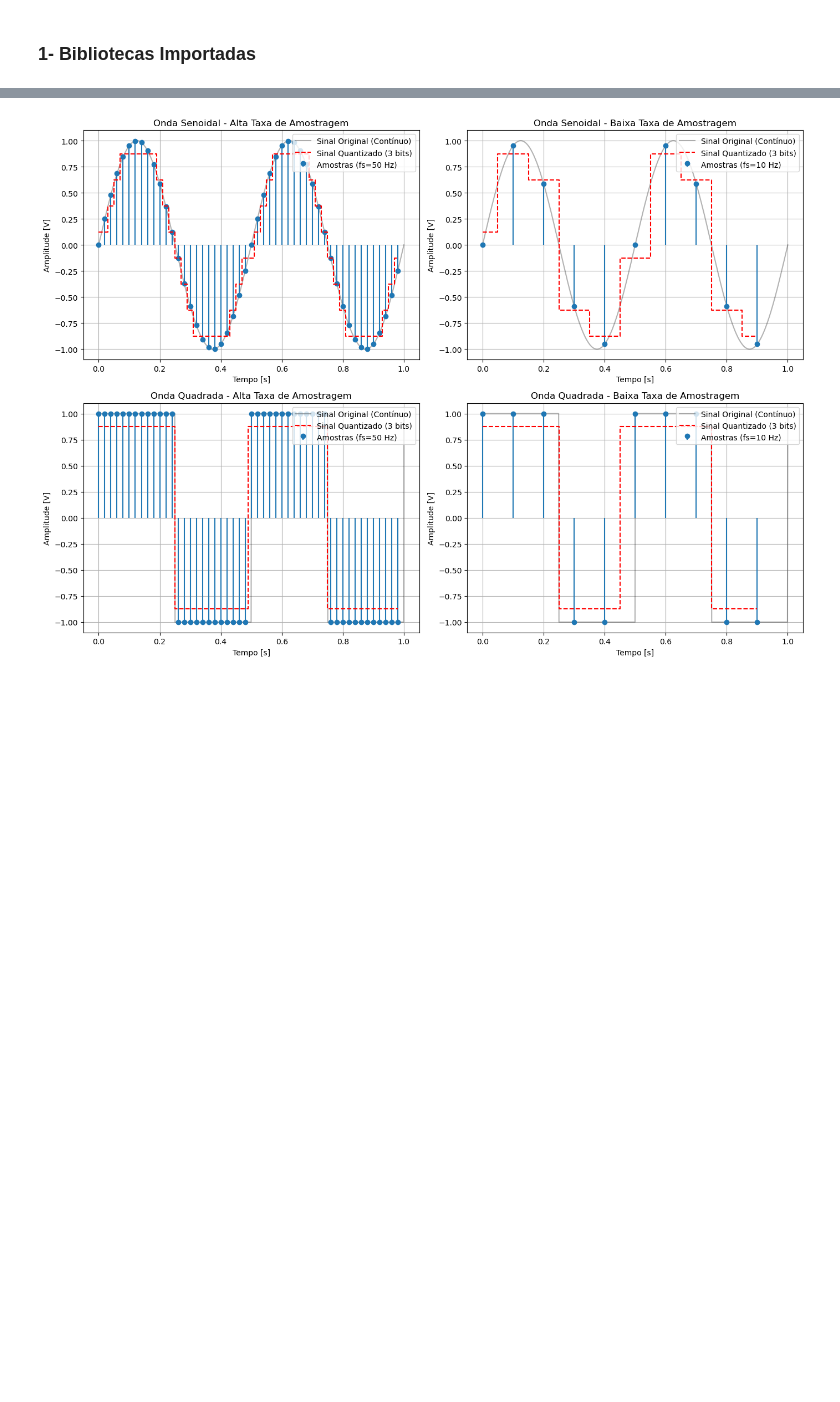
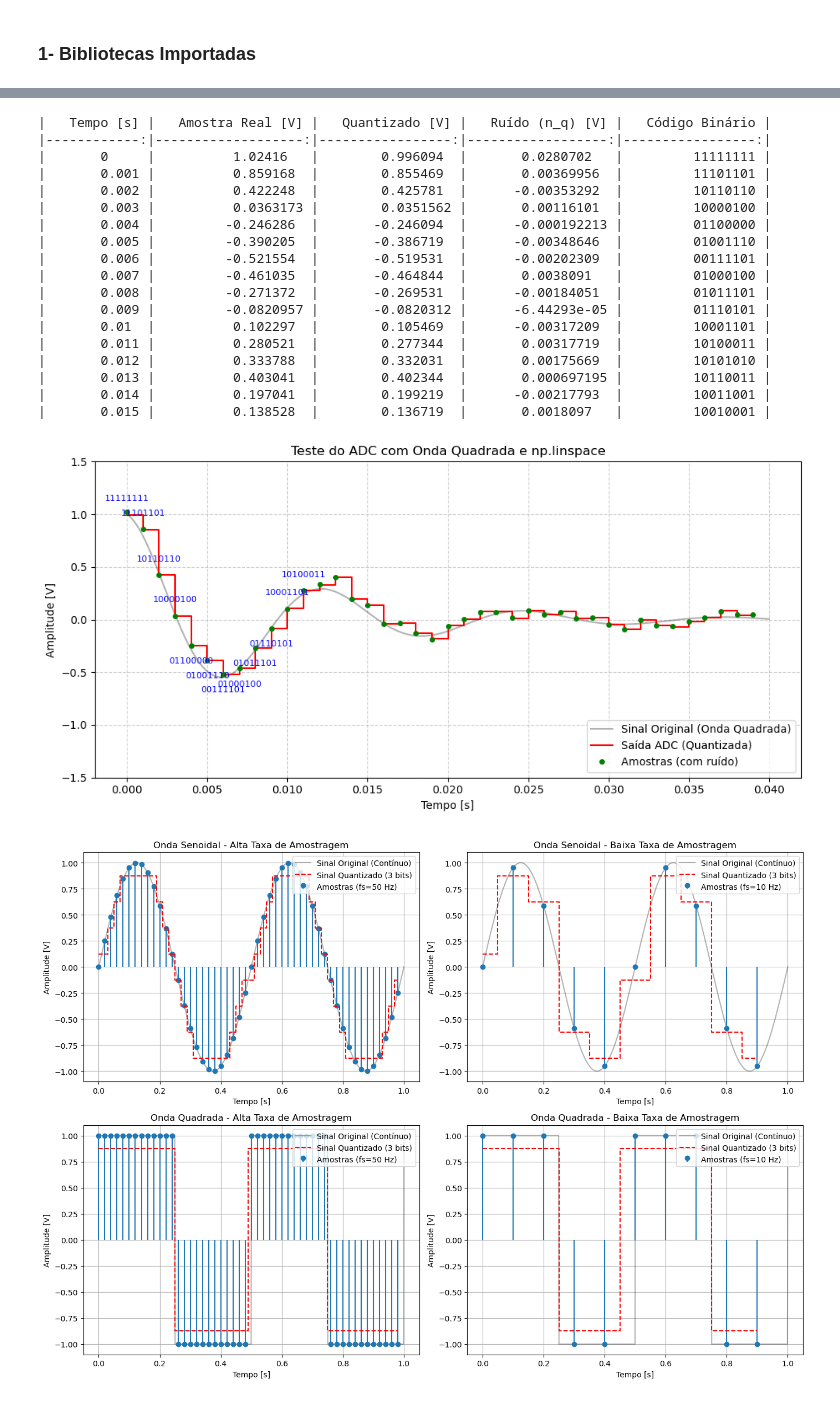
Before and after one commit to elmerfariass/DSPcap, a Jupyter notebook: ADC&DAC.ipynb, the cells around one changed output, grey strips where cells are left out. Cells and saved outputs as stored; diff of their text form; code cells hidden in the pictures; blank space fills up the shorter version.

```diff
--- a/ADC&DAC.ipynb
+++ b/ADC&DAC.ipynb
@@ -78,3 +205,81 @@ import time
+# %%
+# --- TEST SCRIPT WITH SQUARE WAVE ---
+fs_analog_test = 100000
+f_signal_test = 80 # 50 Hz square wave
+t_temp = np.linspace(0, 0.04, int(fs_analog_test * 0.04)) # 40 ms duration
+
+# Usando signal.square do SciPy ou np.cos para criar o sinal analógico de teste
+
+x_analog_test = np.exp(-100 * t_temp) * np.cos(2 * np.pi * f_signal_test * t_temp) # This will create a cosine wave
+#x_analog_test = signal.square(2 * np.pi * f_signal_test * t_temp)
+
+# ADC parameters
+fs_sample_test = 1000 # 1 kHz sampling rate
+bits_test = 8         # 3-bit resolution
+v_min_test = -1.0
+v_max_test = 1.0
+
+# Run simulation
+t_samp, x_samp, x_quant, noise, bits_out = adc_simulation(
+    x_analog=x_analog_test,
+    fs_analog=fs_analog_test,
+    fs_sample=fs_sample_test,
+    bits=bits_test,
+    v_min=v_min_test,
+    v_max=v_max_test,
+    noise_std=0.05 # Adding a bit more noise to see the effect on the flat tops
+)
+
+# Plot to verify
+fig, ax = plt.subplots(figsize=(10, 5))
+ax.plot(t_temp, x_analog_test, 'k-', alpha=0.3, label='Sinal Original (Onda Quadrada)')
+ax.step(t_samp, x_quant, where='post', color='r', label='Saída ADC (Quantizada)')
+ax.plot(t_samp, x_samp, 'go', markersize=4, label='Amostras (com ruído)')
+
+# Add text annotations for the first few binary codes
+for i in range(12):
+    # Adjusting text position slightly based on the signal value
+    y_offset = 0.15 if x_quant[i] > 0 else -0.15
+    ax.text(t_samp[i], x_quant[i] + y_offset, bits_out[i], fontsize=8, color='blue', ha='center', va='center')
+
+ax.set_title('Teste do ADC com Onda Quadrada e np.linspace')
+ax.set_xlabel('Tempo [s]')
+ax.set_ylabel('Amplitude [V]')
+ax.legend(loc='lower right')
+ax.grid(True, linestyle='--', alpha=0.6)
+ax.set_ylim(-1.5, 1.5)
+plt.tight_layout()
+plt.savefig('adc_square_linspace_test.png')
+
+# Print tabular results
+df_test = pd.DataFrame({
+    'Tempo [s]': t_samp[:16],
+    'Amostra Real [V]': x_samp[:16],
+    'Quantizado [V]': x_quant[:16],
+    'Ruído (n_q) [V]': noise[:16],
+    'Código Binário': bits_out[:16]
+})
+print(df_test.to_markdown(index=False))
+# %% [output]
+|   Tempo [s] |   Amostra Real [V] |   Quantizado [V] |   Ruído (n_q) [V] |   Código Binário |
+|------------:|-------------------:|-----------------:|------------------:|-----------------:|
+|       0     |          1.02416   |        0.996094  |       0.0280702   |         11111111 |
+|       0.001 |          0.859168  |        0.855469  |       0.00369956  |         11101101 |
+|       0.002 |          0.422248  |        0.425781  |      -0.00353292  |         10110110 |
+|       0.003 |          0.0363173 |        0.0351562 |       0.00116101  |         10000100 |
+|       0.004 |         -0.246286  |       -0.246094  |      -0.000192213 |         01100000 |
+|       0.005 |         -0.390205  |       -0.386719  |      -0.00348646  |         01001110 |
+|       0.006 |         -0.521554  |       -0.519531  |      -0.00202309  |         00111101 |
+|       0.007 |         -0.461035  |       -0.464844  |       0.0038091   |         01000100 |
+|       0.008 |         -0.271372  |       -0.269531  |      -0.00184051  |         01011101 |
+|       0.009 |         -0.0820957 |       -0.0820312 |      -6.44293e-05 |         01110101 |
+|       0.01  |          0.102297  |        0.105469  |      -0.00317209  |         10001101 |
+|       0.011 |          0.280521  |        0.277344  |       0.00317719  |         10100011 |
+|       0.012 |          0.333788  |        0.332031  |       0.00175669  |         10101010 |
+|       0.013 |          0.403041  |        0.402344  |       0.000697195 |         10110011 |
+|       0.014 |          0.197041  |        0.199219  |      -0.00217793  |         10011001 |
+|       0.015 |          0.138528  |        0.136719  |       0.0018097   |         10010001 |
+[figure, added]
 # %%
 
 
```
Also changed, not shown: parts of 2 cells of this notebook, 1 other file.
